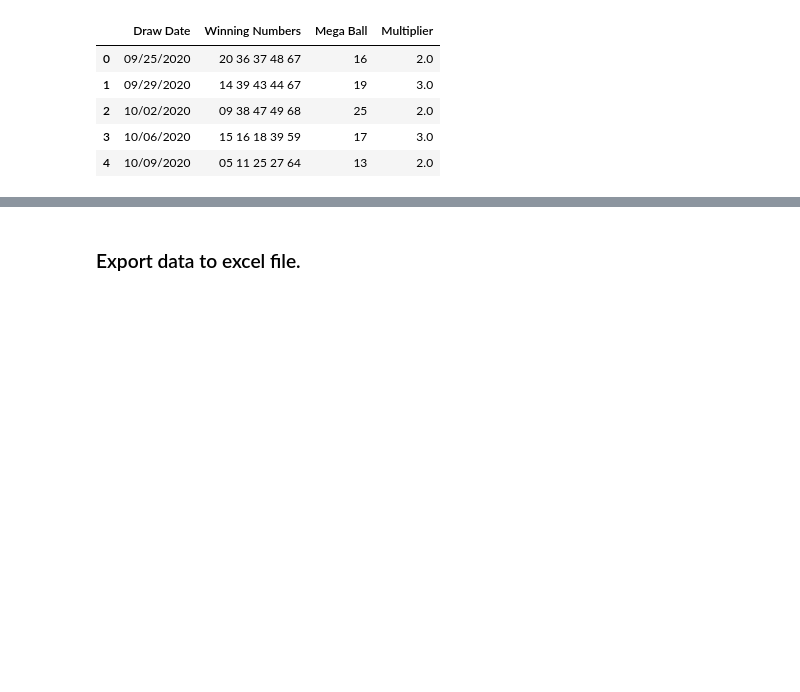
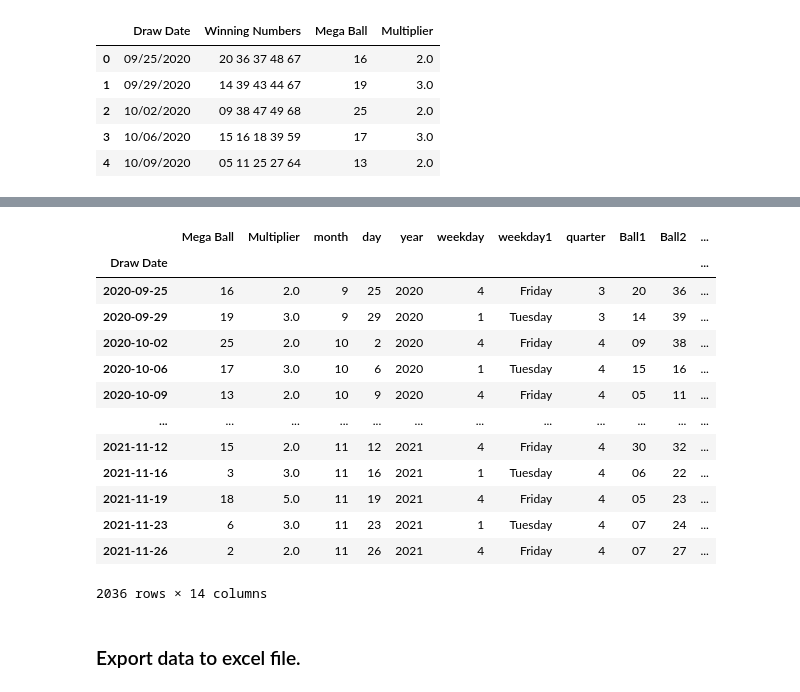
Before and after one commit to AlbiKovi/DSO110---Final-Group-Project, a Jupyter notebook: DSO110 - Final Group Project - Lottery.ipynb, the cells around one changed output, grey strips where cells are left out. Saved outputs shown, nothing was run; the diff lists cells and outputs as text; code cells hidden in the pictures; blank space fills up the shorter version.

```diff
--- a/DSO110 - Final Group Project - Lottery.ipynb
+++ b/DSO110 - Final Group Project - Lottery.ipynb
@@ -139,3 +166,3 @@ Wins
 # %%
-Winning_Numbers1 = Winning_Numbers.join(Wins, how='left')
+Winning_Numbers = Winning_Numbers.merge(Wins, how='outer', on='Draw Date')
 # %%
@@ -161,3 +204,20 @@ memory usage: 319.0+ KB
+# %%
+Winning_Numbers.set_index('Draw Date')
+# %% [output]
+|  | Mega Ball | Multiplier | month | day | year | weekday | weekday1 | quarter | Ball1 | Ball2 | ... |
+| Draw Date |  |  |  |  |  |  |  |  |  |  | ... |
+| 2020-09-25 | 16 | 2.0 | 9 | 25 | 2020 | 4 | Friday | 3 | 20 | 36 | ... |
+| 2020-09-29 | 19 | 3.0 | 9 | 29 | 2020 | 1 | Tuesday | 3 | 14 | 39 | ... |
+| 2020-10-02 | 25 | 2.0 | 10 | 2 | 2020 | 4 | Friday | 4 | 09 | 38 | ... |
+| 2020-10-06 | 17 | 3.0 | 10 | 6 | 2020 | 1 | Tuesday | 4 | 15 | 16 | ... |
+| 2020-10-09 | 13 | 2.0 | 10 | 9 | 2020 | 4 | Friday | 4 | 05 | 11 | ... |
+| ... | ... | ... | ... | ... | ... | ... | ... | ... | ... | ... | ... |
+| 2021-11-12 | 15 | 2.0 | 11 | 12 | 2021 | 4 | Friday | 4 | 30 | 32 | ... |
+| 2021-11-16 | 3 | 3.0 | 11 | 16 | 2021 | 1 | Tuesday | 4 | 06 | 22 | ... |
+| 2021-11-19 | 18 | 5.0 | 11 | 19 | 2021 | 4 | Friday | 4 | 05 | 23 | ... |
+| 2021-11-23 | 6 | 3.0 | 11 | 23 | 2021 | 1 | Tuesday | 4 | 07 | 24 | ... |
+| 2021-11-26 | 2 | 2.0 | 11 | 26 | 2021 | 4 | Friday | 4 | 07 | 27 | ... |
+2036 rows × 14 columns
 # %% [markdown]
 ### Export data to excel file.
 # %%
```
Also changed, not shown: parts of 18 cells of this notebook, 4 other files.
